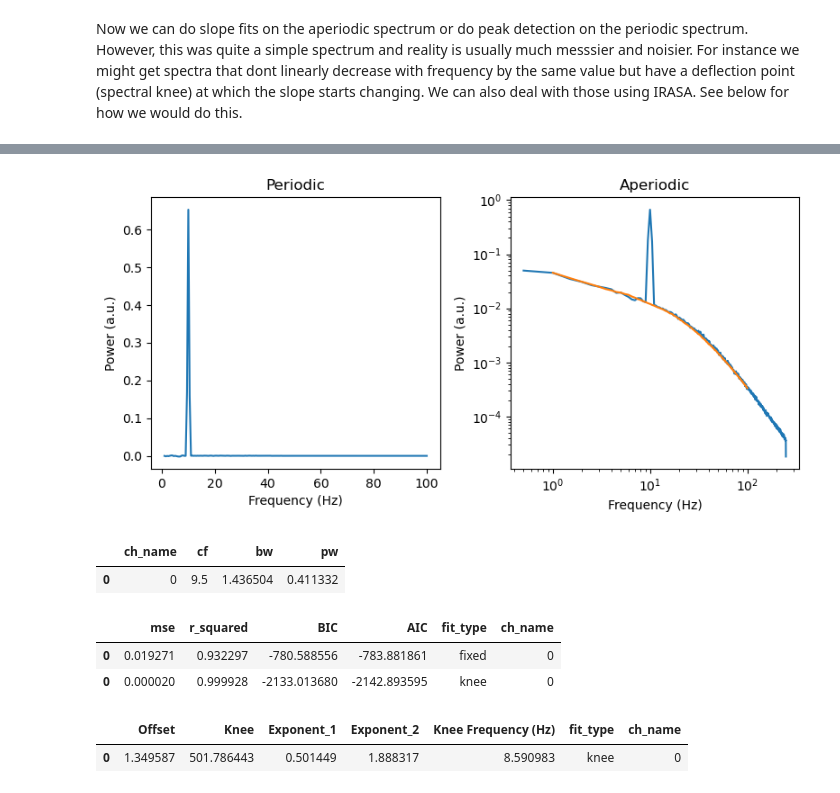
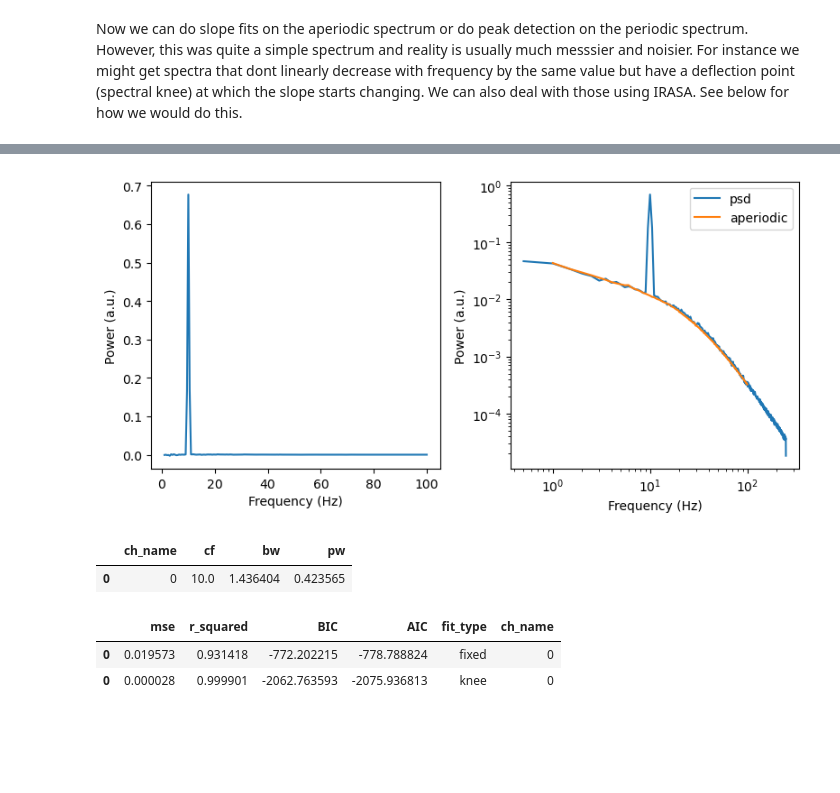
Before and after one commit to schmidtfa/pyrasa, a Jupyter notebook: examples/basic_functionality.ipynb, the cells around one changed output, grey strips where cells are left out. Cells and saved outputs as stored; diff of their text form; code cells hidden in the pictures; blank space fills up the shorter version.

```diff
--- a/examples/basic_functionality.ipynb
+++ b/examples/basic_functionality.ipynb
@@ -255,31 +221,23 @@ plt.tight_layout()
 # %%
-freq_irasa, psd_ap, psd_p = irasa(sig,
-                                  fs=fs,
-                                  band=(1, 100),
-                                  irasa_kwargs={'nperseg': duration*fs,
-                                             'noverlap': duration*fs*overlap
-                                            },
-                                  hset_info=(1, 2, 0.025))
+irasa_out = irasa(sig,
+                    fs=fs,
+                    band=(1, 100),
+                    psd_kwargs={'nperseg': duration*fs,
+                                'noverlap': duration*fs*overlap
+                            },
+                    hset_info=(1, 2, 0.025))
 # %%
 f, axes = plt.subplots(ncols=2, figsize=(8, 4))
-axes[0].set_title('Periodic')
-axes[0].plot(freq_irasa, psd_p[0,:])
+axes[0].plot(irasa_out.freqs, irasa_out.periodic[0,:], label='periodic')
 axes[0].set_ylabel('Power (a.u.)')
 axes[0].set_xlabel('Frequency (Hz)')
-axes[1].set_title('Aperiodic')
 
-axes[1].loglog(freq[1:], psd[1:])
-axes[1].loglog(freq_irasa, psd_ap[0,:])
+axes[1].loglog(freq[1:], psd[1:], label='psd')
+axes[1].loglog(irasa_out.freqs, irasa_out.aperiodic[0,:], label='aperiodic')
 axes[1].set_ylabel('Power (a.u.)')
 axes[1].set_xlabel('Frequency (Hz)')
+plt.legend()
 
 f.tight_layout()
 # %% [output]
-[figure, old version]
+[figure, new version]
-# %%
-# %% get periodic stuff
-from pyrasa.utils.peak_utils import get_peak_params
-get_peak_params(psd_p, freqs=freq_irasa)
-# %% [output]
-|  | ch_name | cf | bw | pw |
-| 0 | 0 | 9.5 | 1.436504 | 0.411332 |
@@ -291,11 +244,6 @@ ap_params_k, gof_params_k = compute_slope(aperiodic_spectrum=psd_ap, freqs=freq_
-# %%
-pd.concat([gof_params_f, gof_params_k])
-# %% [output]
-|  | mse | r_squared | BIC | AIC | fit_type | ch_name |
-| 0 | 0.019271 | 0.932297 | -780.588556 | -783.881861 | fixed | 0 |
-| 0 | 0.000020 | 0.999928 | -2133.013680 | -2142.893595 | knee | 0 |
-# %%
-ap_params_k
-# %% [output]
-|  | Offset | Knee | Exponent_1 | Exponent_2 | Knee Frequency (Hz) | fit_type | ch_name |
-| 0 | 1.349587 | 501.786443 | 0.501449 | 1.888317 | 8.590983 | knee | 0 |
+# %%
+# %% get periodic stuff
+irasa_out.get_peaks()
+# %% [output]
+|  | ch_name | cf | bw | pw |
+| 0 | 0 | 10.0 | 1.436404 | 0.423565 |
@@ -301,0 +254,6 @@ ap_params_k
+# %%
+pd.concat([slopes_f.gof, slopes_k.gof])
+# %% [output]
+|  | mse | r_squared | BIC | AIC | fit_type | ch_name |
+| 0 | 0.019573 | 0.931418 | -772.202215 | -778.788824 | fixed | 0 |
+| 0 | 0.000028 | 0.999901 | -2062.763593 | -2075.936813 | knee | 0 |
```
Also changed, not shown: parts of 18 cells of this notebook, 2 other files.
